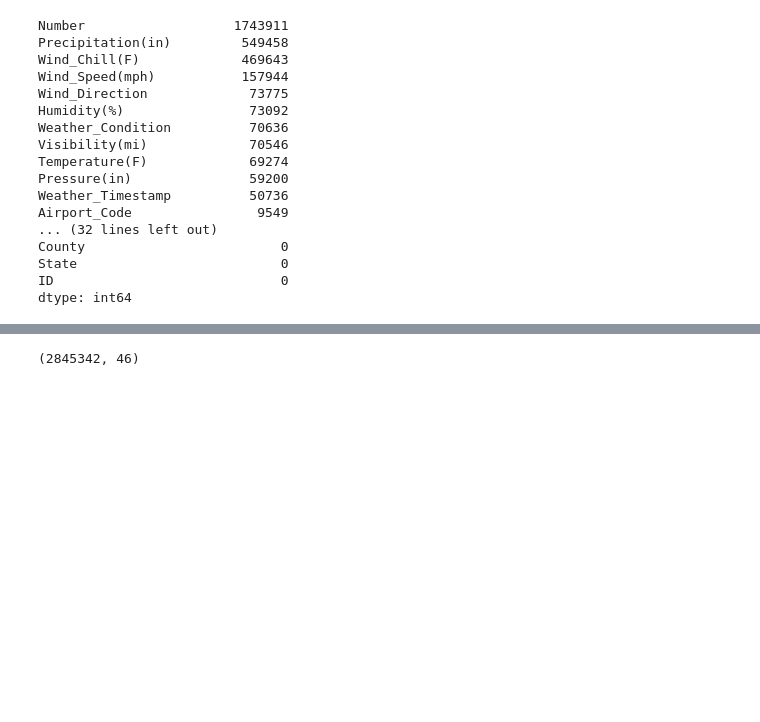
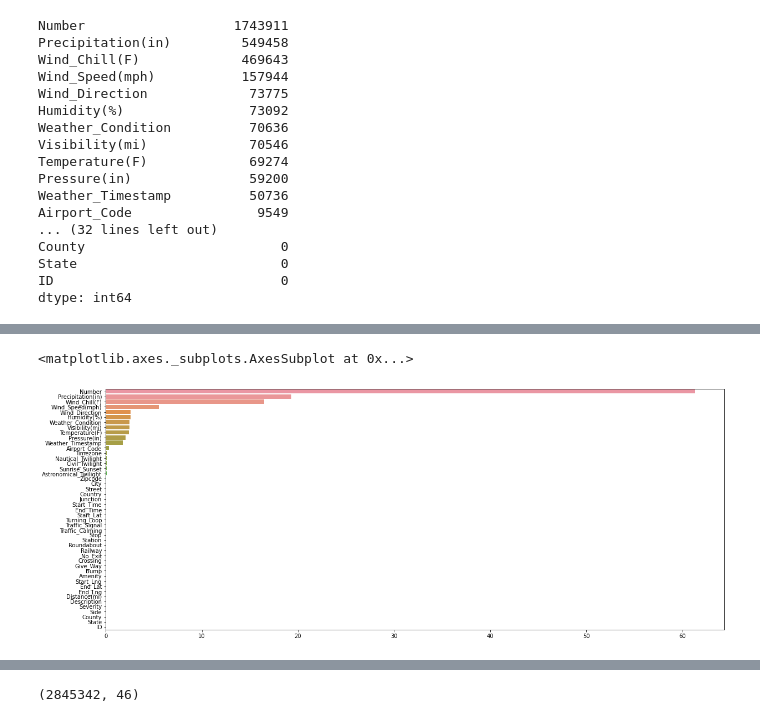
Before and after one commit to anand1994sp/My-first-repository, a Jupyter notebook: EDA_PROJECT_ON_US_ACCIDENTS2_8_MILLION_RECORDS.ipynb, the cells around one changed output, grey strips where cells are left out. Drawn from its saved outputs; the diff is of its cells as text; code cells hidden in the pictures; blank space fills up the shorter version.

```diff
--- a/EDA_PROJECT_ON_US_ACCIDENTS2_8_MILLION_RECORDS.ipynb
+++ b/EDA_PROJECT_ON_US_ACCIDENTS2_8_MILLION_RECORDS.ipynb
@@ -372,3 +123,0 @@ City[:20].plot(kind='bar')
-# %%
-import seaborn as sns
-sns.set_style('darkgrid')
@@ -890,0 +279,8 @@ dtype: float64
+# %%
+#Missing Value Graph
+
+plt.figure(figsize=(20,8))
+sns.barplot(y=percent_missing.index,x=percent_missing)
+# %% [output]
+<matplotlib.axes._subplots.AxesSubplot at 0x...>
+[figure, added]
```
Also changed, not shown: parts of 182 cells of this notebook.
